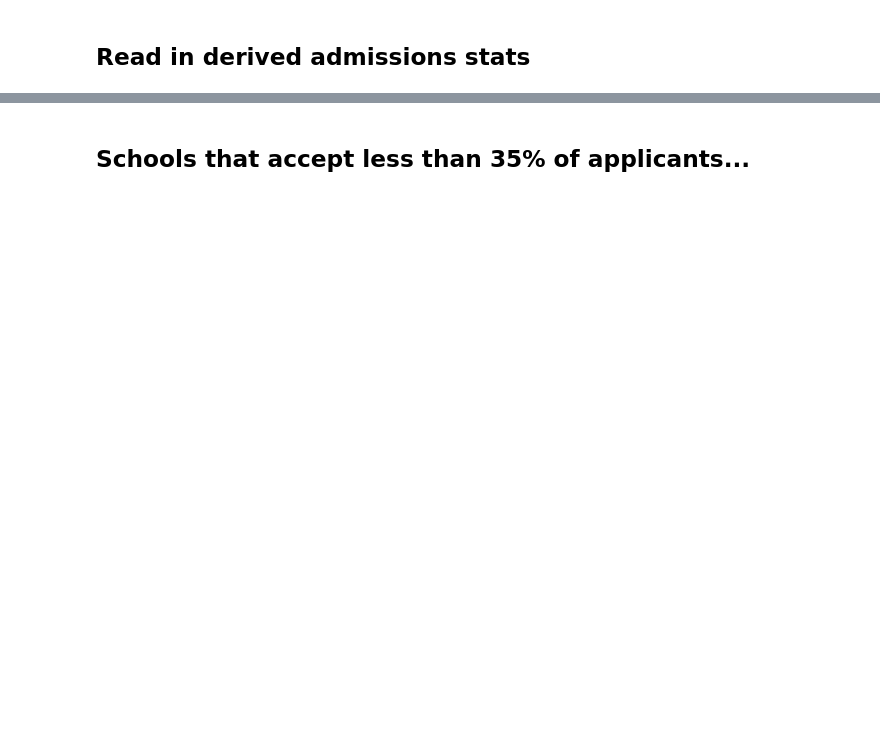
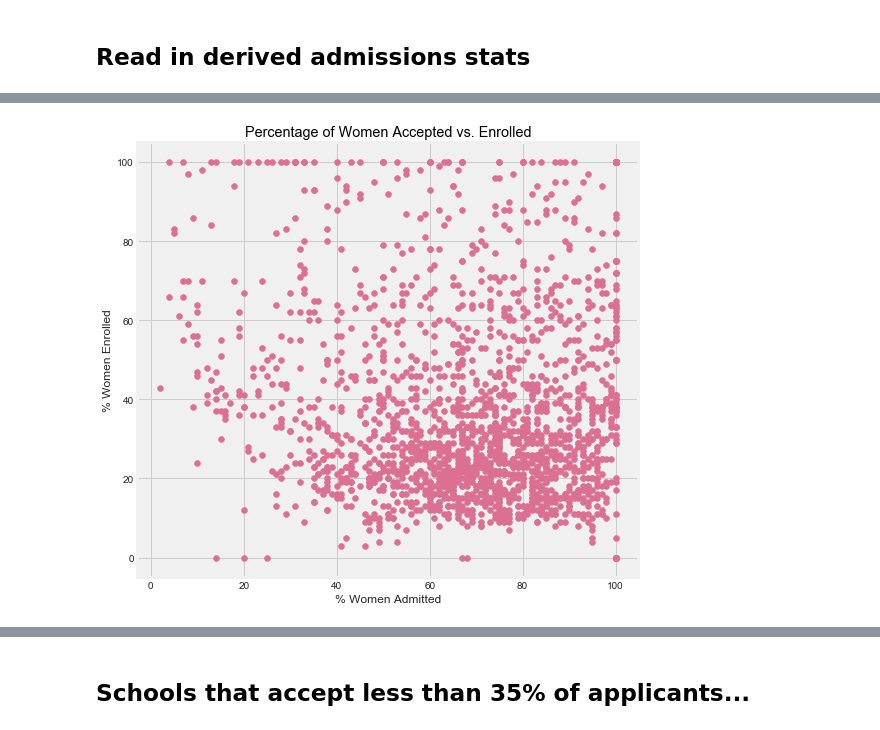
Before and after one commit to CatSchmalzer/College_Tuition_and_Student_Debt, a Jupyter notebook: notebooks/IPEDS_general_eda.ipynb, the cells around one changed output, grey strips where cells are left out. Cells and saved outputs as stored; diff of their text form; code cells hidden in the pictures; blank space fills up the shorter version.

```diff
--- a/notebooks/IPEDS_general_eda.ipynb
+++ b/notebooks/IPEDS_general_eda.ipynb
@@ -77,9 +139,11 @@ plt.title('Percentage of Students Accepted vs. Enrolled', color = 'black');
 # %%
 ##Scatter Plot of Women accepted vs. enrolled
-plt.figure(figsize=(12, 8))
+plt.figure(figsize=(8, 8))
 plt.scatter('perc_admit_women', 'admit_yield_women', data = admissions_derived, c='palevioletred')
 plt.xlabel('% Women Admitted')
 plt.ylabel('% Women Enrolled')
 plt.title('Percentage of Women Accepted vs. Enrolled', color = 'black');
+# %% [output]
+[figure, added]
 # %%
 ##Scatter Plot of Men accepted vs. enrolled
```
Also changed, not shown: parts of 34 cells of this notebook, 2 other files.
